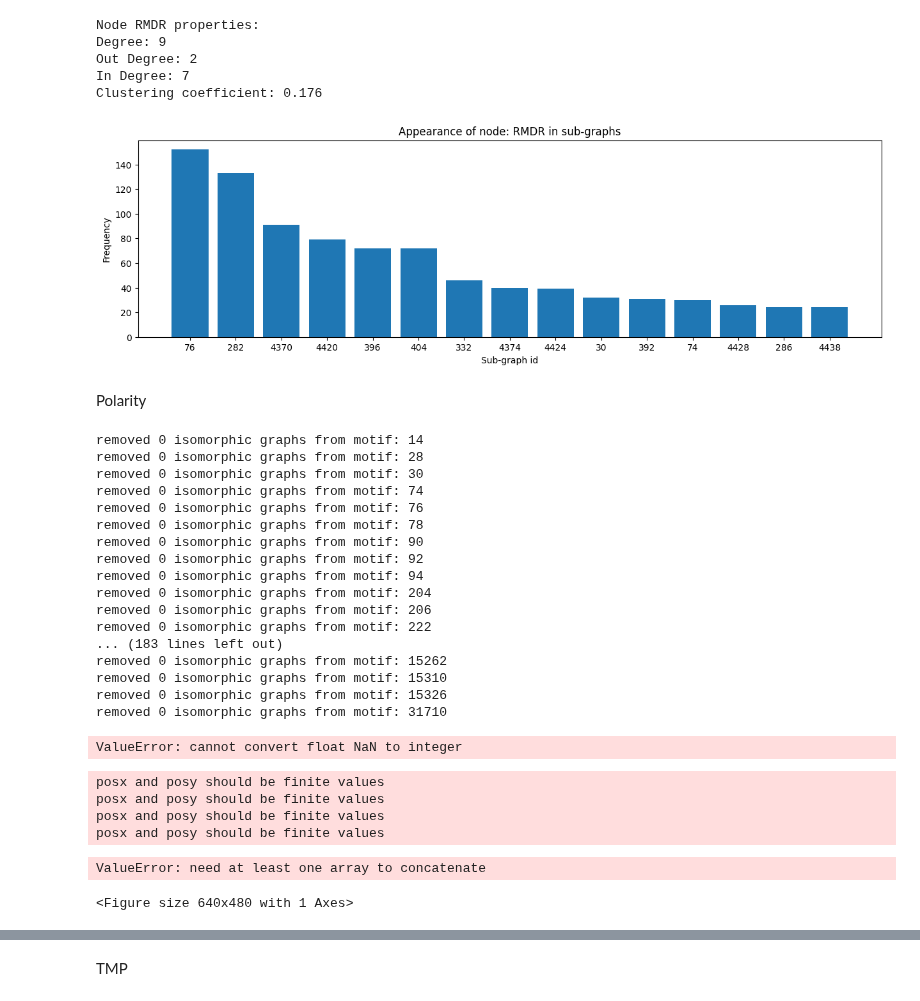
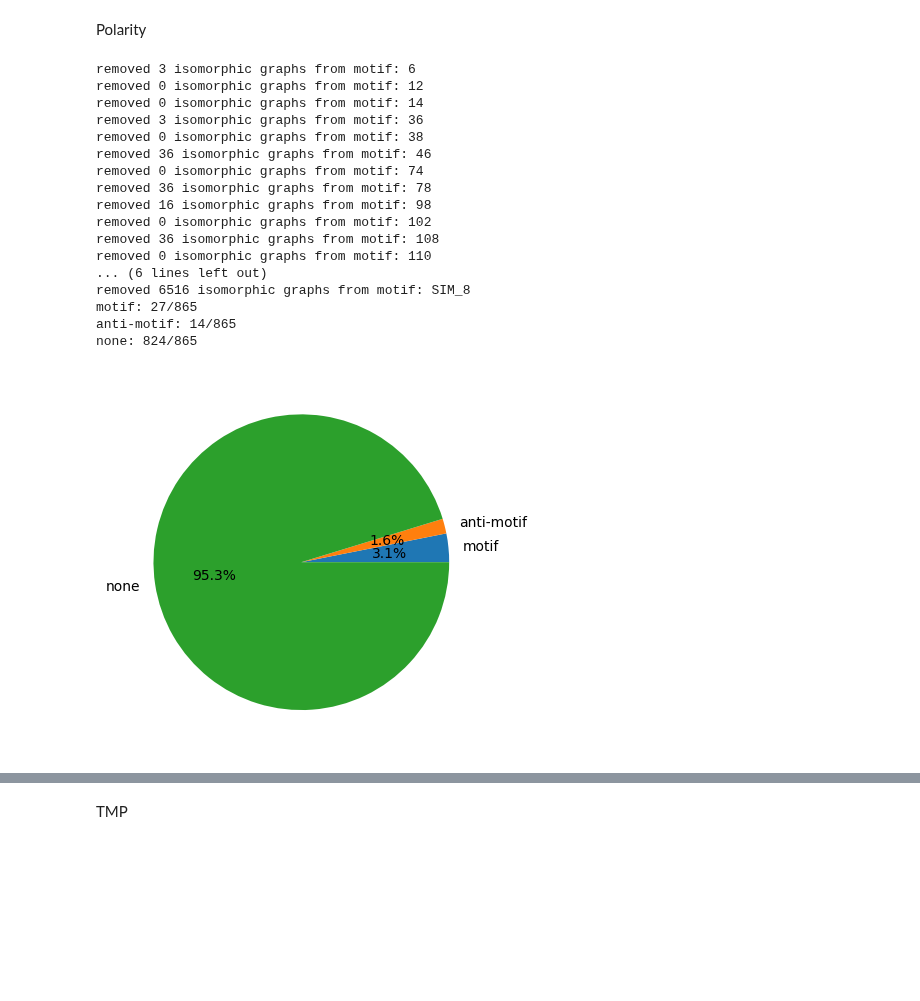
Before and after one commit to deangeckt/network_motifs, a Jupyter notebook: post_motif_analysis/motif_analysis.ipynb, the cells around one changed output, grey strips where cells are left out. Drawn from its saved outputs; the diff is of its cells as text; code cells hidden in the pictures; blank space fills up the shorter version.

```diff
--- a/post_motif_analysis/motif_analysis.ipynb
+++ b/post_motif_analysis/motif_analysis.ipynb
@@ -290,50 +318,37 @@ Node "RMDR" as role "c" - sub graphs in Motif 974:
 # %%
-node_properties('RMDR', top=15)
+node_properties('RIAL', top=15)
-# %% [output]
-Node RMDR properties:
-Degree: 9
-Out Degree: 2
-In Degree: 7
-Clustering coefficient: 0.176
-[figure, removed]
 # %% [markdown]
 Polarity
 # %%
+import copy
+motifs_copy = copy.deepcopy(motifs)
+
 al_polarities = []
-
-for m in motifs.values():
+for m in motifs_copy.values():
+    # this may unfortunately remove motifs
     remove_isomorphic_polarity_motifs(motif=m)
     al_polarities.extend(m.polarity_motifs)
 
 motifs_ = [m for m in al_polarities if m.motif_criteria.is_motif == MotifType.motif]
 anti_motifs_ = [m for m in al_polarities if m.motif_criteria.is_motif == MotifType.anti_motif]
 none_motifs_ = [m for m in al_polarities if m.motif_criteria.is_motif == MotifType.none]
-
 plot_motif_distribution(motifs_, anti_motifs_, none_motifs_)
-plot_motifs_z(motifs_, MotifType.motif)
-plot_motifs_z(anti_motifs_, MotifType.anti_motif)
 # %% [output]
+removed 3 isomorphic graphs from motif: 6
+removed 0 isomorphic graphs from motif: 12
 removed 0 isomorphic graphs from motif: 14
-removed 0 isomorphic graphs from motif: 28
-removed 0 isomorphic graphs from motif: 30
+removed 3 isomorphic graphs from motif: 36
+removed 0 isomorphic graphs from motif: 38
+removed 36 isomorphic graphs from motif: 46
 removed 0 isomorphic graphs from motif: 74
-removed 0 isomorphic graphs from motif: 76
-removed 0 isomorphic graphs from motif: 78
-removed 0 isomorphic graphs from motif: 90
-removed 0 isomorphic graphs from motif: 92
-removed 0 isomorphic graphs from motif: 94
-removed 0 isomorphic graphs from motif: 204
-removed 0 isomorphic graphs from motif: 206
-removed 0 isomorphic graphs from motif: 222
-... (183 lines left out)
-removed 0 isomorphic graphs from motif: 15262
-removed 0 isomorphic graphs from motif: 15310
-removed 0 isomorphic graphs from motif: 15326
-removed 0 isomorphic graphs from motif: 31710
+removed 36 isomorphic graphs from motif: 78
+removed 16 isomorphic graphs from motif: 98
+removed 0 isomorphic graphs from motif: 102
+removed 36 isomorphic graphs from motif: 108
+removed 0 isomorphic graphs from motif: 110
+... (6 lines left out)
+removed 6516 isomorphic graphs from motif: SIM_8
+motif: 27/865
+anti-motif: 14/865
+none: 824/865
-ValueError: cannot convert float NaN to integer
-posx and posy should be finite values
-posx and posy should be finite values
-posx and posy should be finite values
-posx and posy should be finite values
-ValueError: need at least one array to concatenate
-<Figure size 640x480 with 1 Axes>
+[figure, added]
```
Also changed, not shown: parts of 11 cells of this notebook, 15 other files.
